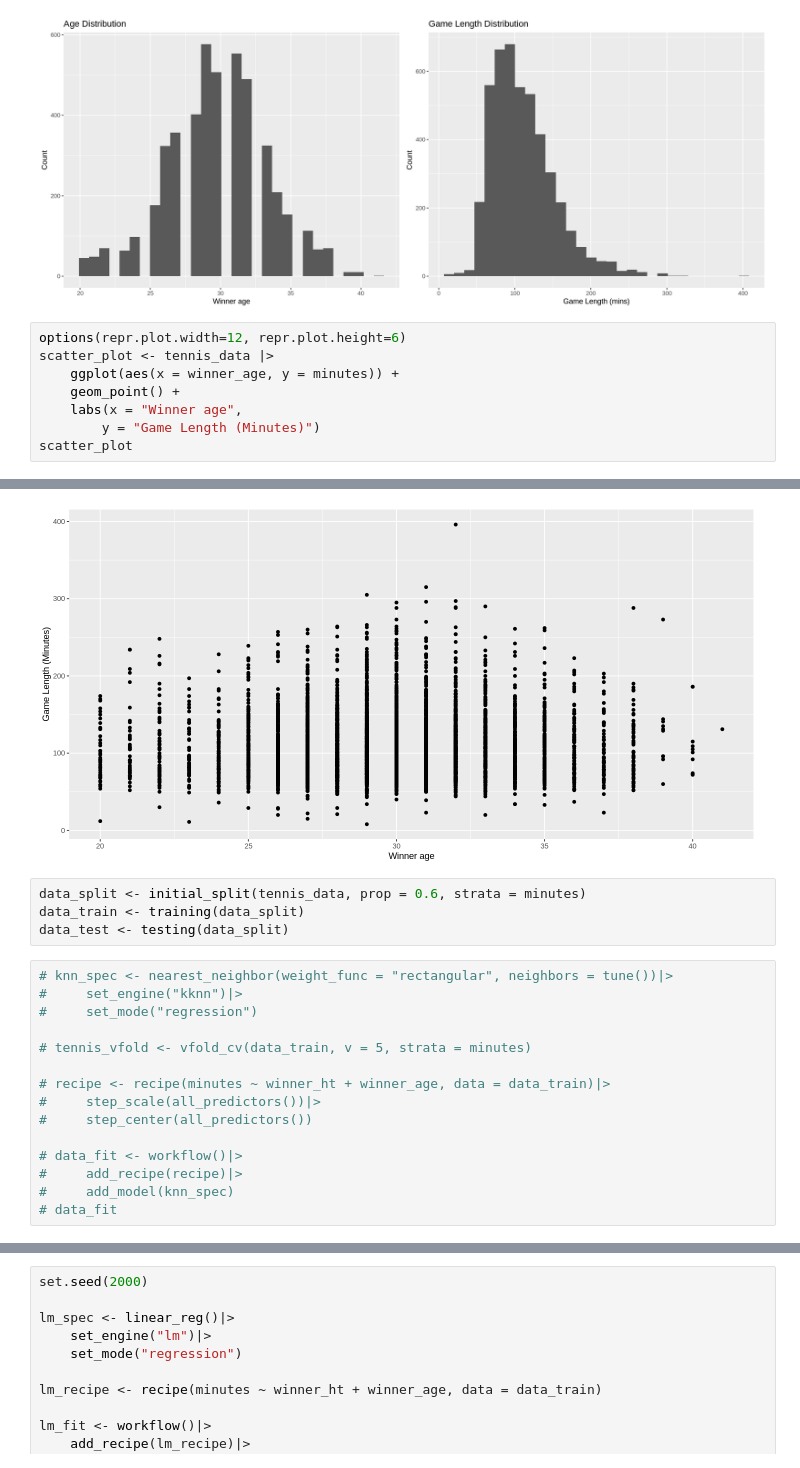
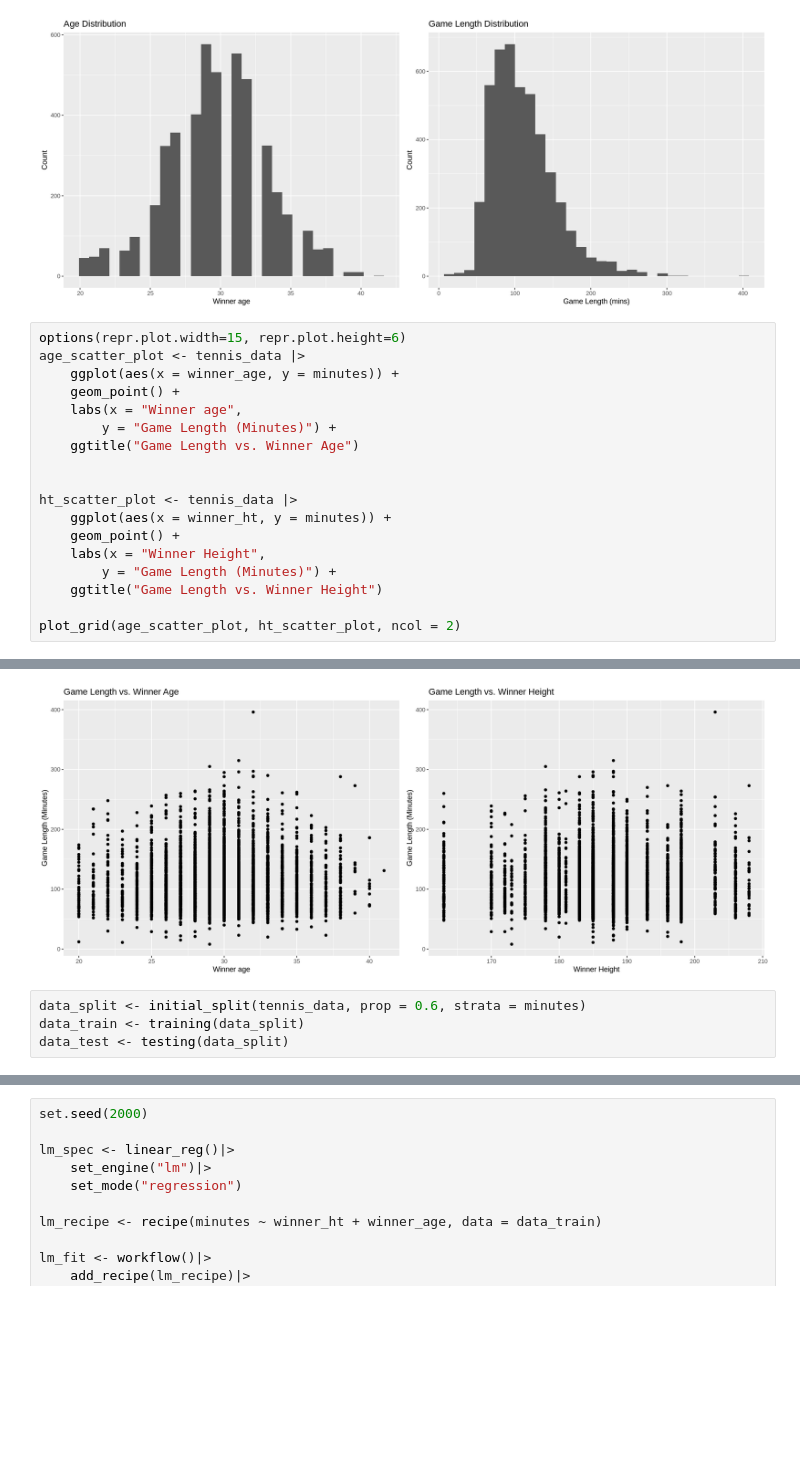
Before and after one commit to keelbeier/dsci100-group69, a Jupyter notebook: group_project_report.ipynb, the cells around one changed output, grey strips where cells are left out. Drawn from its saved outputs; the diff is of its cells as text; blank space fills up the shorter version.

Commit message:
Added scatter plot for height, added 2 regression plots for each predictor

```diff
--- a/group_project_report.ipynb
+++ b/group_project_report.ipynb
@@ -80,13 +80,23 @@ Warning message:
 “Removed 73 rows containing non-finite values (stat_bin).”
 [figure]
 # %%
-options(repr.plot.width=12, repr.plot.height=6)
-scatter_plot <- tennis_data |>
+options(repr.plot.width=15, repr.plot.height=6)
+age_scatter_plot <- tennis_data |>
     ggplot(aes(x = winner_age, y = minutes)) +
     geom_point() +
     labs(x = "Winner age",
-        y = "Game Length (Minutes)")
-scatter_plot
+        y = "Game Length (Minutes)") +
+    ggtitle("Game Length vs. Winner Age")
+
+
+ht_scatter_plot <- tennis_data |>
+    ggplot(aes(x = winner_ht, y = minutes)) +
+    geom_point() +
+    labs(x = "Winner Height",
+        y = "Game Length (Minutes)") +
+    ggtitle("Game Length vs. Winner Height")
+
+plot_grid(age_scatter_plot, ht_scatter_plot, ncol = 2)
 # %% [output]
 Warning message:
 “Removed 73 rows containing missing values (geom_point).”
@@ -93,20 +105,5 @@ Warning message:
-[figure, old version]
+[figure, new version]
 # %%
 data_split <- initial_split(tennis_data, prop = 0.6, strata = minutes)
 data_train <- training(data_split)
 data_test <- testing(data_split)
-# %%
-# knn_spec <- nearest_neighbor(weight_func = "rectangular", neighbors = tune())|>
-#     set_engine("kknn")|>
-#     set_mode("regression")
-
-# tennis_vfold <- vfold_cv(data_train, v = 5, strata = minutes)
-
-# recipe <- recipe(minutes ~ winner_ht + winner_age, data = data_train)|>
-#     step_scale(all_predictors())|>
-#     step_center(all_predictors())
-
-# data_fit <- workflow()|>
-#     add_recipe(recipe)|>
-#     add_model(knn_spec)
-# data_fit
```
Also changed, not shown: parts of 4 cells of this notebook.
